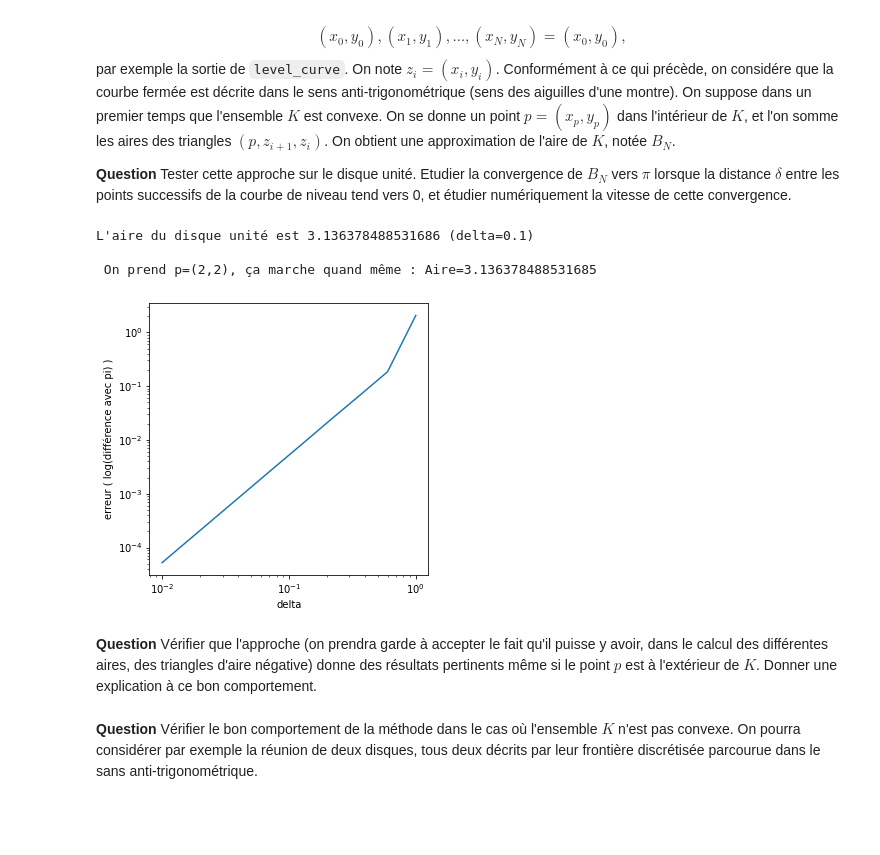
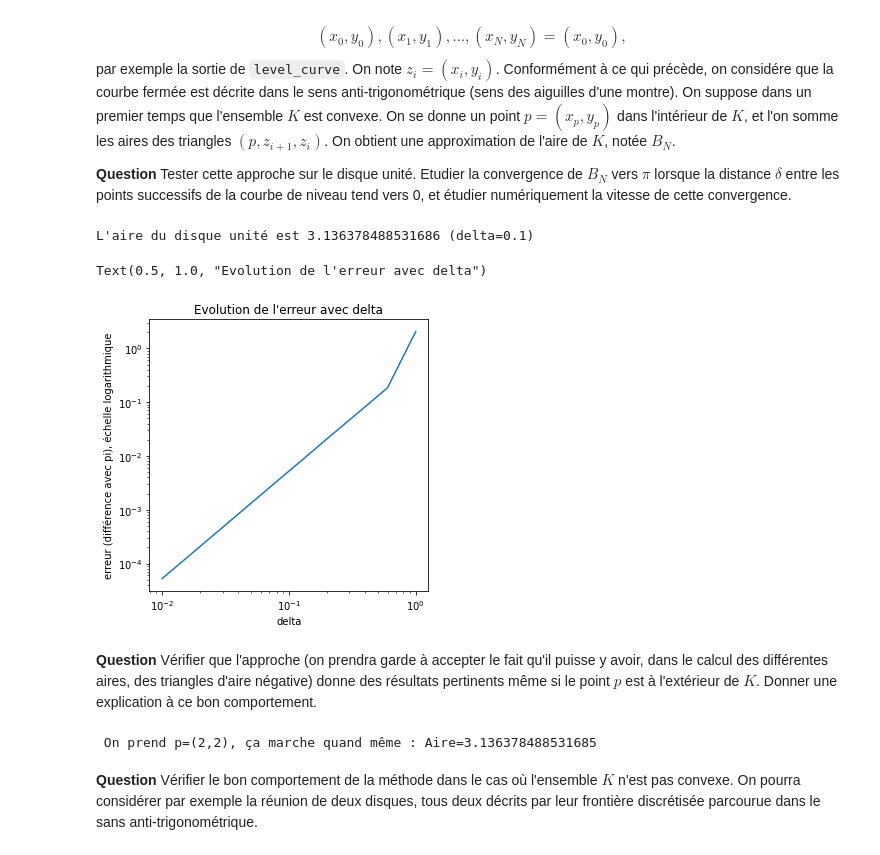
Before and after one commit to EliottBarbier/projet-maths, a Jupyter notebook: Projet numérique - Calcul différentiel.ipynb, the cells around one changed output. Drawn from its saved outputs; the diff is of its cells as text; code cells hidden in the pictures; blank space fills up the shorter version.

```diff
--- a/Projet numérique - Calcul différentiel.ipynb
+++ b/Projet numérique - Calcul différentiel.ipynb
@@ -180,15 +197,17 @@ eps = 10**(-5)
 def Newton(F, x0, y0, eps=eps, N=N):
 
     for i in range(N):
-        J_F=J(F)
-        tab=J_F(x0,y0)
-        det=np.linalg.det(tab)
+        J_F = J(F)
+        tab = J_F(x0,y0)
+        det = np.linalg.det(tab)
 
-        if np.isclose(det,0.):
-            x0 += (1/10)*x0 #on essaye de pallier le problème de matrice non inversible en recherchant une solution "à coté"
+        if np.isclose(det, 0.):
+            x0 += (1/10)*x0
+        #on essaye de pallier le problème de matrice non inversible
+        #en recherchant une solution "à coté"
         else:
-            tab_inv=np.linalg.inv(tab)
-            x,y=x0- np.dot(tab_inv, F(x0,y0) )[0]   , y0 - np.dot(tab_inv, F(x0,y0) )[1]
+            tab_inv = np.linalg.inv(tab)
+            x, y = (x0 - np.dot(tab_inv, F(x0,y0) )[0]), (y0 - np.dot(tab_inv, F(x0,y0) )[1])
 
             if np.sqrt((x - x0)**2 + (y - y0)**2) <= eps:
                 return x, y
@@ -612,47 +575,44 @@ On obtient une approximation de l'aire de $K$, notée $B_N$.
 # %%
 #L'idée est de faire le produit vectoriel entre vect(pzi) et vect(pzi+1),
 #on obtient l'aire de paralélogramme signée, et il suffit de diviser par 2.
+def area_triangle(niv,p):
+    #Niv est un tableau (2,n) avec tous les points de l'ensemble.
+    nb = niv.shape[1] #Le nombre de points
+    Aire = 0
 
-def area_triangle(niv,p): #Niv est un tableau (2,n) avec tous les points de
-                          #l'ensemble.
-    nb=niv.shape[1] #Le nombre de points
-    Aire=0
     for k in range(1,nb):
+        vecta = np.array([niv[0,k]-p[0],niv[1,k]-p[1]])
+        vectb = np.array([niv[0,k-1]-p[0],niv[1,k-1]-p[1]])
+        Aire += np.cross(vecta,vectb)/2
+        #Dans ce sens pour que ça soit positif
+        #car la courbe est décrite sens horaire
 
-        vecta=np.array([ niv[0,k]-p[0],niv[1,k]-p[1]])
-        vectb=np.array( [ niv[0,k-1]-p[0],niv[1,k-1]-p[1] ] )
-
-        Aire += np.cross(vecta,vectb)/2 #Dans ce sens pour que ça soit positif
-                                        #car la courbe est décrite sens horaire
     #Quand on a terminé la boucle for, il nous reste le dernier triangle
     #construit avec le dernier et le premier point.
-    Aire= Aire +np.cross(np.array([ niv[0,0]-p[0],niv[1,0]-p[1]]),[ niv[0,-1]-p[0],niv[1,-1]-p[1] ] )/2
+    Aire = Aire + np.cross(np.array([niv[0,0] - p[0], niv[1,0] - p[1]]), [niv[0,-1] - p[0], niv[1,-1] - p[1]])/2
 
-    return(Aire)
+    return Aire
+
+
 
 #Exemple avec le cercle unité :
-x0,y0=Newton(F,1.,1.)
-niv=level_curve2(cercle, x0,y0) #On trace la courbe de niveau pour avoir
-                                #des points.
-p=np.array([0,0])
+x0, y0 = Newton(F, 1., 1.)
+niv = level_curve2(cercle, x0,y0) #On trace la courbe de niveau pour avoir des points.
+p = np.array([0,0])
 print(f"L'aire du disque unité est {area_triangle(niv,p)} (delta=0.1) \n")
 
+
+
 # Regardons l'évolution de l'erreur avec delta:
-
-delta=np.logspace(-2,0,10) #On fait varier delta enre 0.01 et 1 uniformément sur échelle log
-y= np.array([ abs( area_triangle(level_curve2(cercle,x0,y0,delt), np.array([0,0]) ) -np.pi) for delt in delta ])
+delta = np.logspace(-2,0,10) #On fait varier delta enre 0.01 et 1 uniformément sur échelle log
+y = np.array([abs(area_triangle(level_curve2(cercle,x0,y0,delt), np.array([0,0])) - np.pi) for delt in delta ])
 plt.loglog(delta,y)
 plt.xlabel('delta')
-plt.ylabel('erreur ( log(différence avec pi) )')
-
-#Q2 : Et si p en dehors ?
-print(f" On prend p=(2,2), ça marche quand même : Aire={area_triangle(niv, np.array( [2,2]))}")
-#Ok ça marche, c'est du au fait qu'on utilise un produit vectoriel, qui fournit une aire signée selon que les deux vecteurs ont
-#un angle positif ou négatif entre eux.
+plt.ylabel('erreur (différence avec pi), échelle logarithmique')
+plt.title("Evolution de l'erreur avec delta")
 # %% [output]
 L'aire du disque unité est 3.136378488531686 (delta=0.1)
-
- On prend p=(2,2), ça marche quand même : Aire=3.136378488531685
+Text(0.5, 1.0, "Evolution de l'erreur avec delta")
-[figure, old version]
+[figure, new version]
 # %% [markdown]
 **Question** Vérifier que l'approche (on prendra garde à accepter le fait qu'il puisse y avoir, dans le calcul des différentes aires,  des triangles d'aire négative) donne des résultats pertinents même si le point $p$ est  à l'extérieur de $K$. Donner une explication à ce bon comportement.
@@ -661,3 +619,9 @@ L'aire du disque unité est 3.136378488531686 (delta=0.1)
+# %%
+print(f" On prend p=(2,2), ça marche quand même : Aire={area_triangle(niv, np.array( [2,2]))}")
+#Ok ça marche, c'est du au fait qu'on utilise un produit vectoriel,
+#qui fournit une aire signée selon que les deux vecteurs ont un angle positif ou négatif entre eux.
+# %% [output]
+ On prend p=(2,2), ça marche quand même : Aire=3.136378488531685
 # %% [markdown]
 **Question** Vérifier le bon comportement de la méthode dans le cas où l'ensemble $K$ n'est pas convexe. On pourra considérer par exemple la réunion de deux disques, tous deux décrits par leur frontière discrétisée parcourue dans le sans anti-trigonométrique.
 # %%
```
Also changed, not shown: parts of 13 cells of this notebook.
